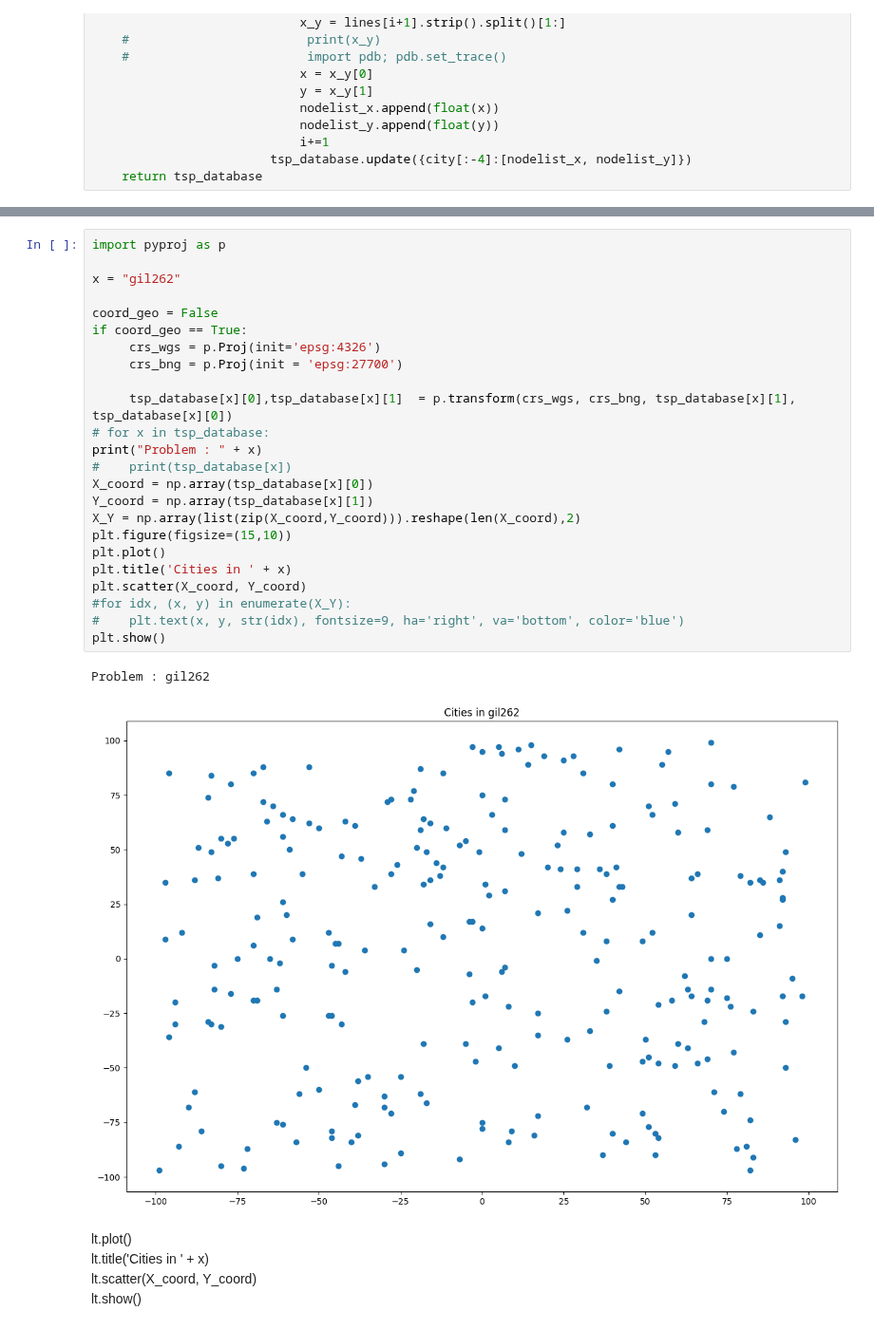
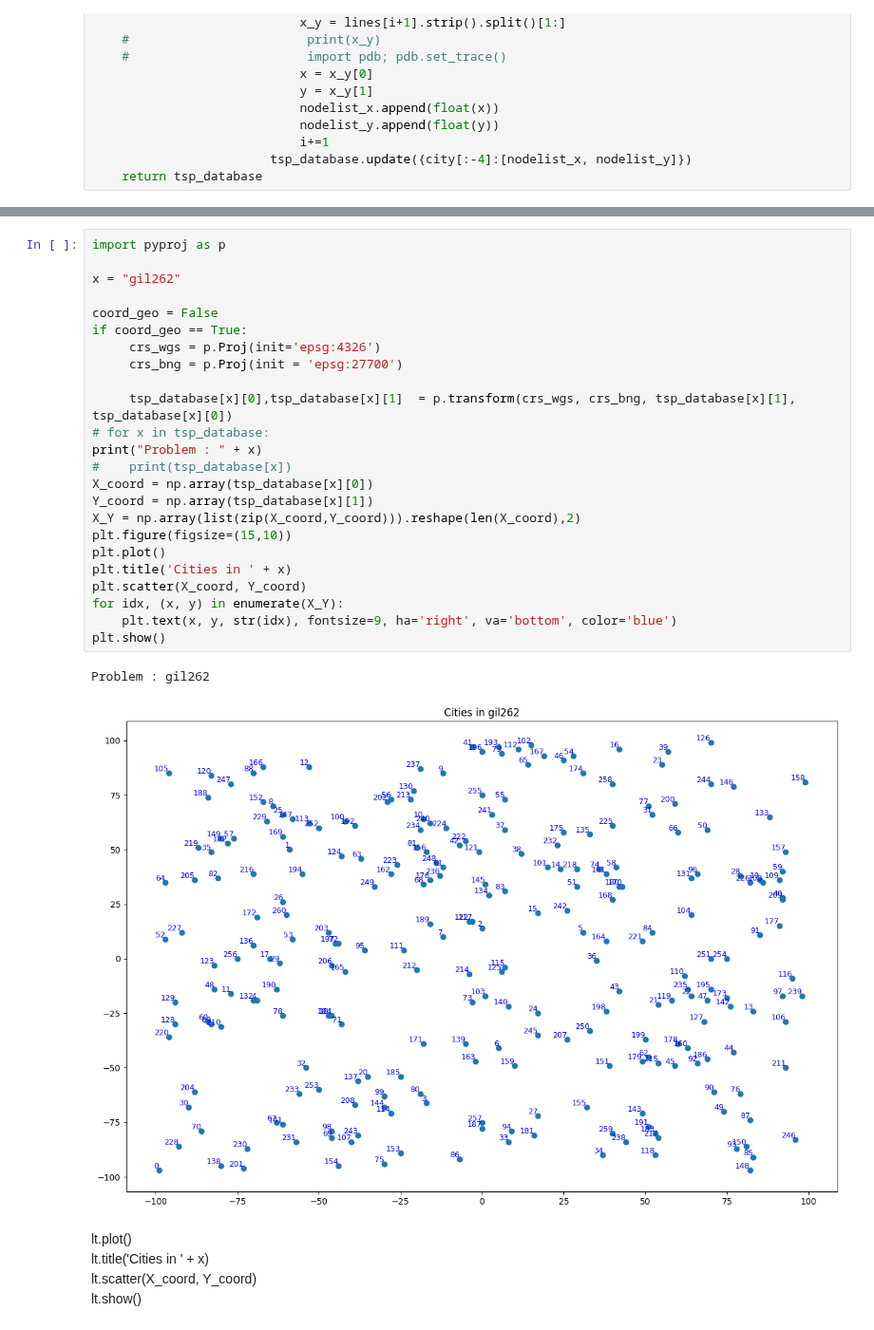
Before and after one commit to sangmin-yoo/TAXI, a Jupyter notebook: Large-Scale-Ising_graph_partition.ipynb, the cells around one changed output, grey strips where cells are left out. Shown at 95% size. Drawn from its saved outputs; the diff is of its cells as text.

```diff
--- a/Large-Scale-Ising_graph_partition.ipynb
+++ b/Large-Scale-Ising_graph_partition.ipynb
@@ -72,30 +72,30 @@ dict_keys(['a280', 'ali535', 'att48', 'att532', 'berlin52', 'bier127', 'brd14051
 # %%
 import pyproj as p
 
 x = "gil262"
 
 coord_geo = False
 if coord_geo == True:
      crs_wgs = p.Proj(init='epsg:4326')
      crs_bng = p.Proj(init = 'epsg:27700')
 
      tsp_database[x][0],tsp_database[x][1]  = p.transform(crs_wgs, crs_bng, tsp_database[x][1], tsp_database[x][0])
 # for x in tsp_database:
 print("Problem : " + x)
 #    print(tsp_database[x])
 X_coord = np.array(tsp_database[x][0])
 Y_coord = np.array(tsp_database[x][1])
 X_Y = np.array(list(zip(X_coord,Y_coord))).reshape(len(X_coord),2)
 plt.figure(figsize=(15,10))
 plt.plot()
 plt.title('Cities in ' + x)
 plt.scatter(X_coord, Y_coord)
-#for idx, (x, y) in enumerate(X_Y):
-#    plt.text(x, y, str(idx), fontsize=9, ha='right', va='bottom', color='blue')
+for idx, (x, y) in enumerate(X_Y):
+    plt.text(x, y, str(idx), fontsize=9, ha='right', va='bottom', color='blue')
 plt.show()
 # %% [output]
 Problem : gil262
-[figure, old version]
+[figure, new version]
 # %% [markdown]
 lt.plot()<br>
 lt.title('Cities in ' + x)<br>
```
Also changed, not shown: parts of 6 cells of this notebook.
